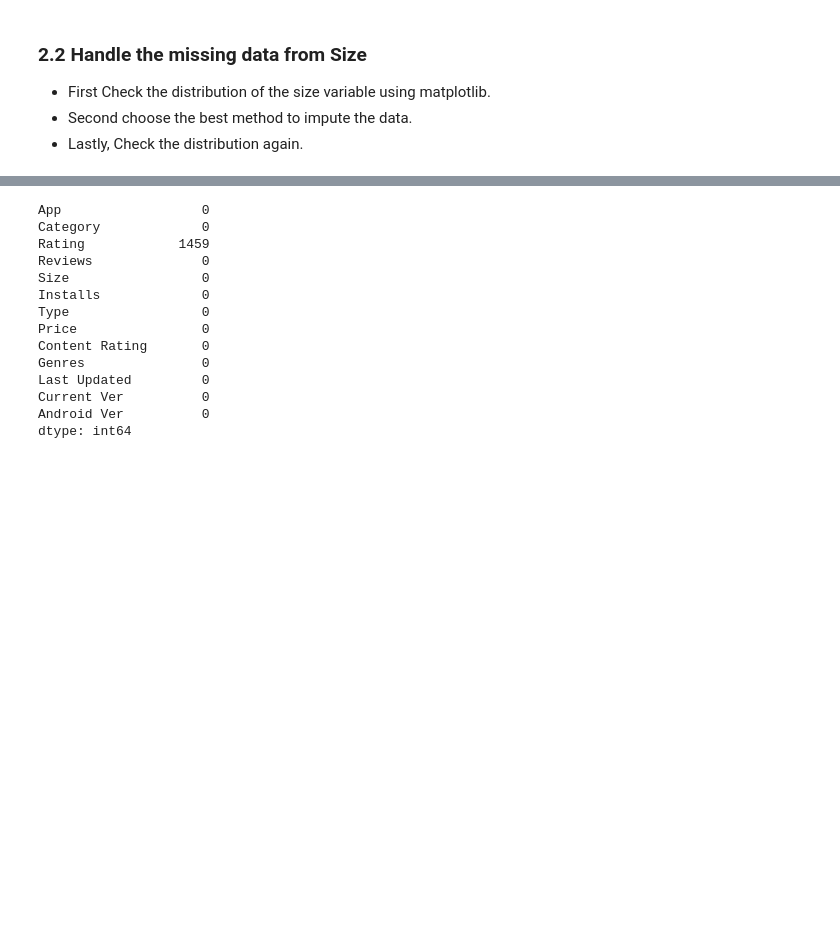
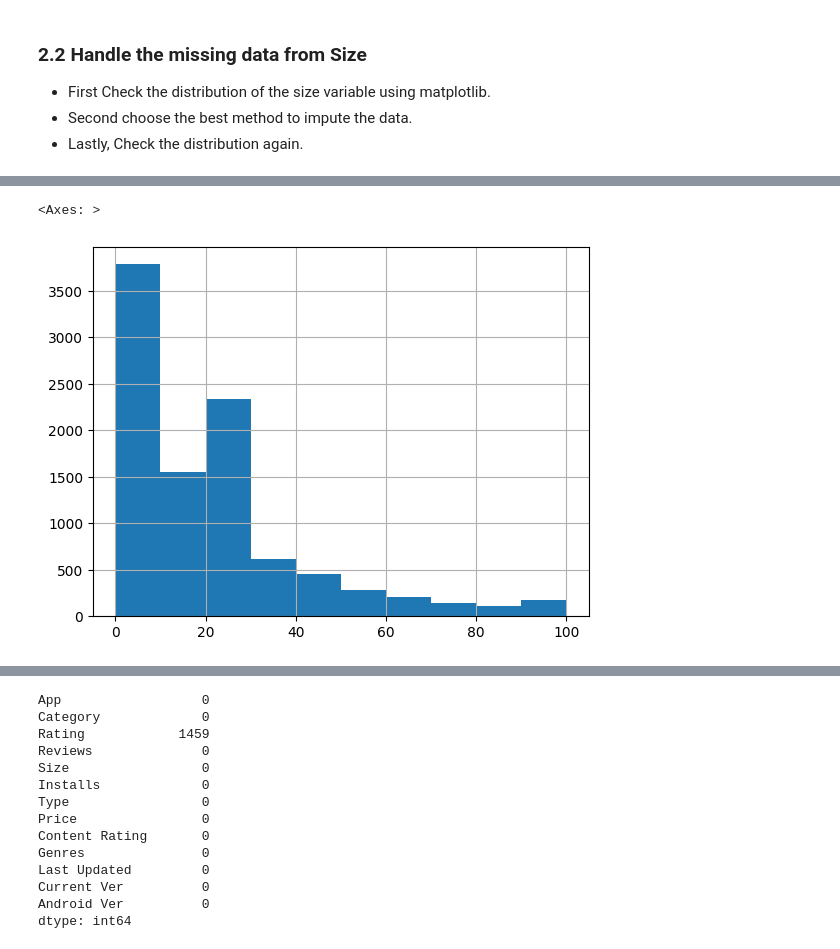
Before and after one commit to Tuwaiq-Data-Science-Bootcamp-V5/Matplotlib-Lab3, a Jupyter notebook: Matplotlib_Assignment3.ipynb, the cells around one changed output, grey strips where cells are left out. Saved outputs shown, nothing was run; the diff lists cells and outputs as text; code cells hidden in the pictures; blank space fills up the shorter version.

```diff
--- a/Matplotlib_Assignment3.ipynb
+++ b/Matplotlib_Assignment3.ipynb
@@ -150,0 +217,6 @@ dtype: int64
+# %%
+df['Size'].fillna(df['Size'].mean(), inplace=True)
+df['Size'].hist()
+# %% [output]
+<Axes: >
+[figure, added]
```
Also changed, not shown: parts of 33 cells of this notebook.
